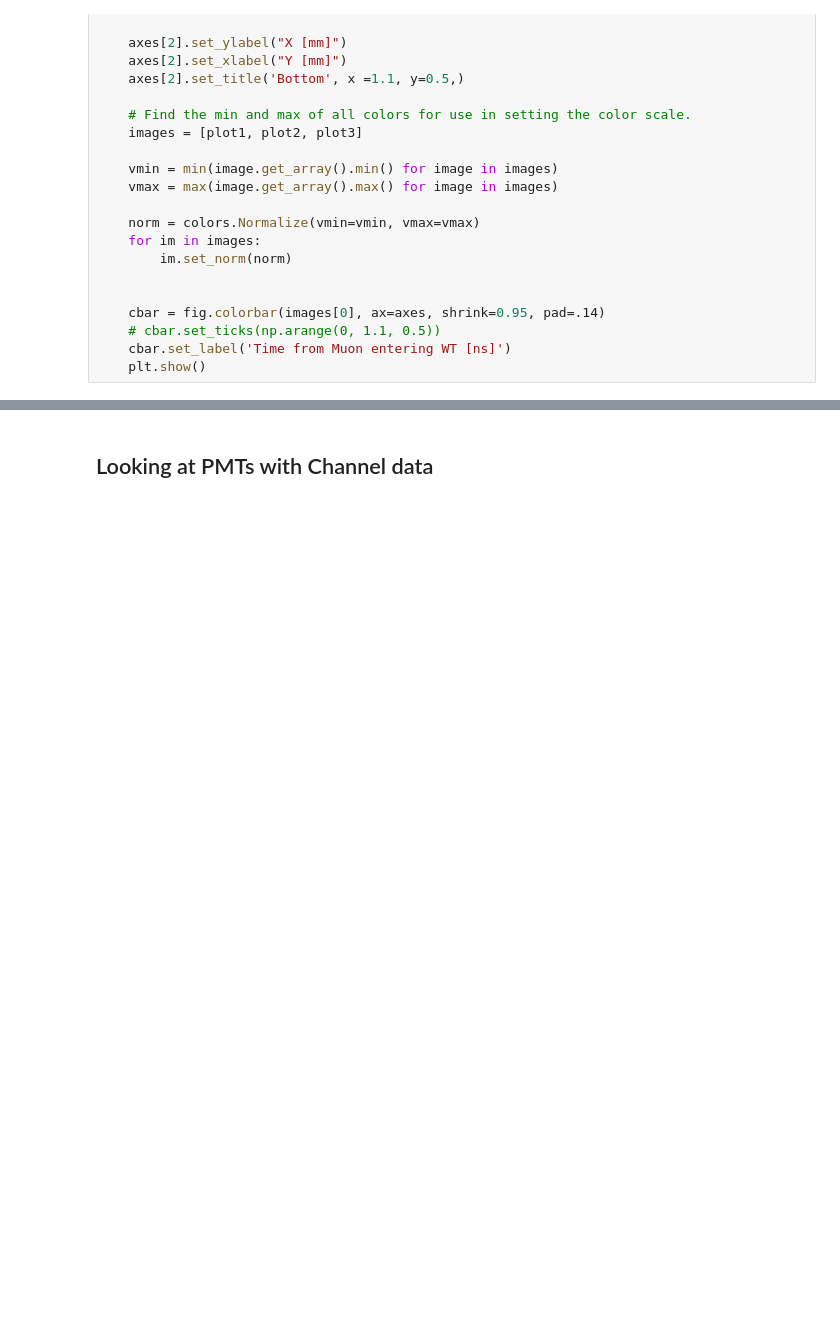
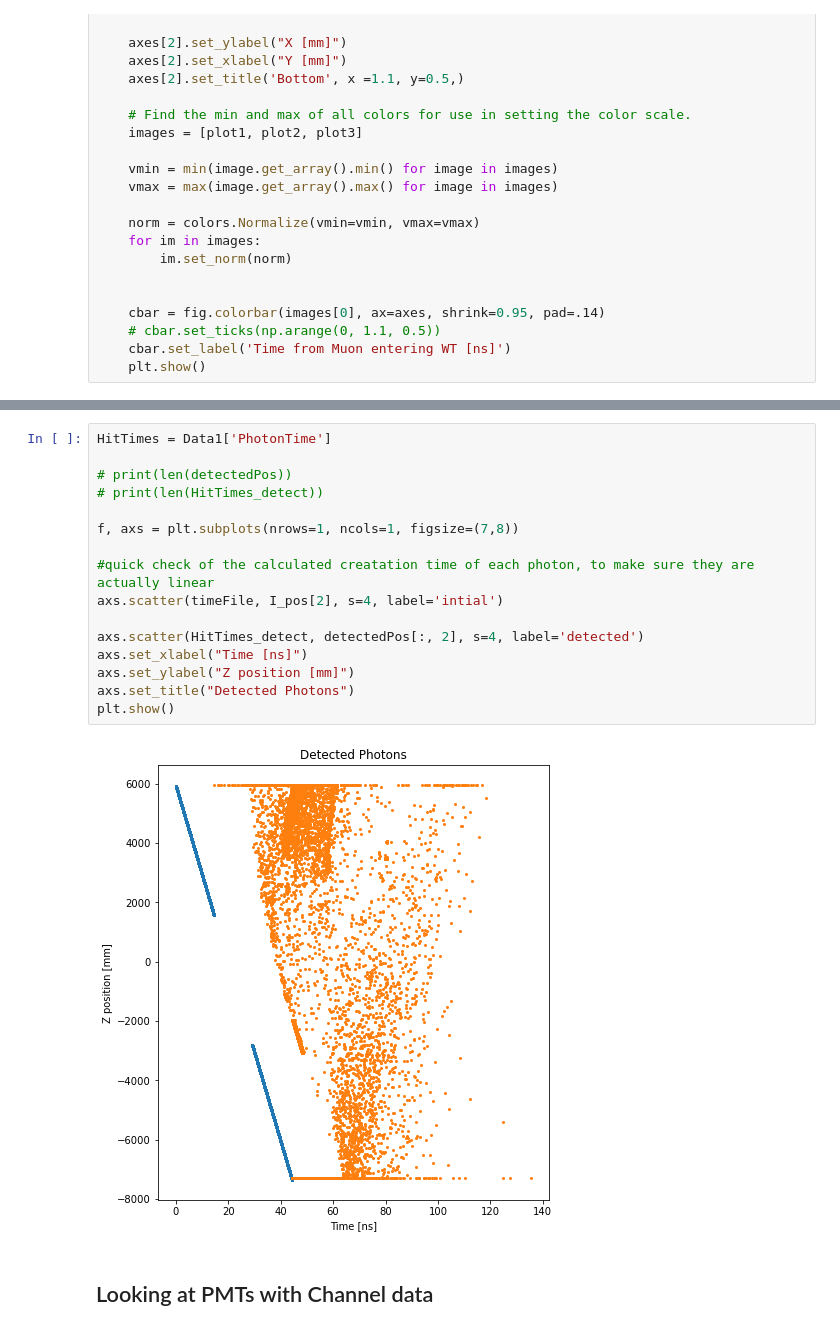
Before and after one commit to eklem1/OD_work, a Jupyter notebook: hfiles_PMTs.ipynb, the cells around one changed output, grey strips where cells are left out. Drawn from its saved outputs; the diff is of its cells as text; blank space fills up the shorter version.

```diff
--- a/hfiles_PMTs.ipynb
+++ b/hfiles_PMTs.ipynb
@@ -235,3 +272,21 @@ plotLightMapTime(top_hits, side_hits, bottom_hits, title="Light Map of photon hi
+# %%
+HitTimes = Data1['PhotonTime']
+
+# print(len(detectedPos))
+# print(len(HitTimes_detect))
+
+f, axs = plt.subplots(nrows=1, ncols=1, figsize=(7,8))
+
+#quick check of the calculated creatation time of each photon, to make sure they are actually linear
+axs.scatter(timeFile, I_pos[2], s=4, label='intial')
+
+axs.scatter(HitTimes_detect, detectedPos[:, 2], s=4, label='detected')
+axs.set_xlabel("Time [ns]")
+axs.set_ylabel("Z position [mm]")
+axs.set_title("Detected Photons")
+plt.show()
+# %% [output]
+[figure, added]
 # %% [markdown]
 ## Looking at PMTs with Channel data
 # %%
```
Also changed, not shown: parts of 9 cells of this notebook, 1 other file.
